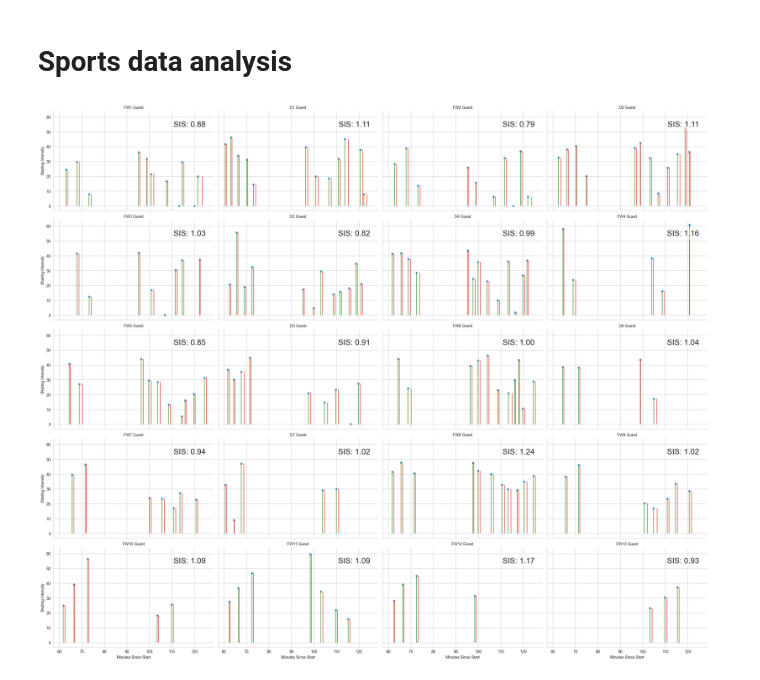
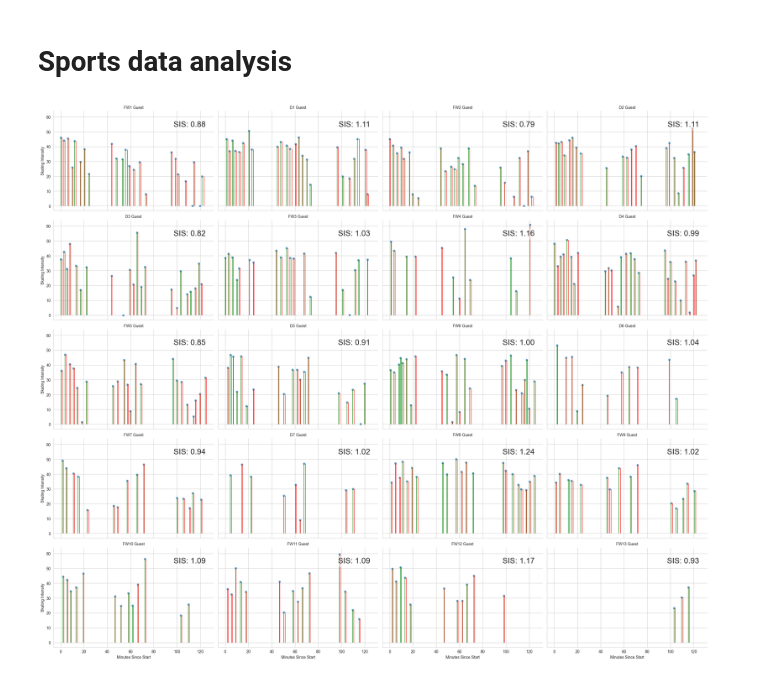
Before and after one commit to arnoldram/dataunionsihf, a Jupyter notebook: playground_andri.ipynb, the cells around one changed output. Saved outputs shown, nothing was run; the diff lists cells and outputs as text; code cells hidden in the pictures.

```diff
--- a/playground_andri.ipynb
+++ b/playground_andri.ipynb
@@ -3,15 +3,15 @@
 # %%
 from utils import read_file, add_sis_column, plot_skating_intensity
 FILE = "data/Events-Match_Test__TEAM_A_vs__TEAM_B-Period_Period_1_Period_Period_2_Period_Period_3.csv"
 EVENT_TYPE = "Shifts"
 
 df = read_file(FILE, EVENT_TYPE)  # Implement your own read_file function
 
 df_with_sis = add_sis_column(df)  # Implement your own add_sis_column function
 
     # Player selection
 selected_players = df_with_sis[df_with_sis['Name'].str.contains("Guest")]['Name'].unique().tolist()
 
-plot_skating_intensity(df_with_sis, selected_players, 60, 130)
+plot_skating_intensity(df_with_sis, selected_players, 0, 130)
 # %% [output]
-[figure, old version]
+[figure, new version]
```
Also changed, not shown: parts of 2 cells of this notebook.
